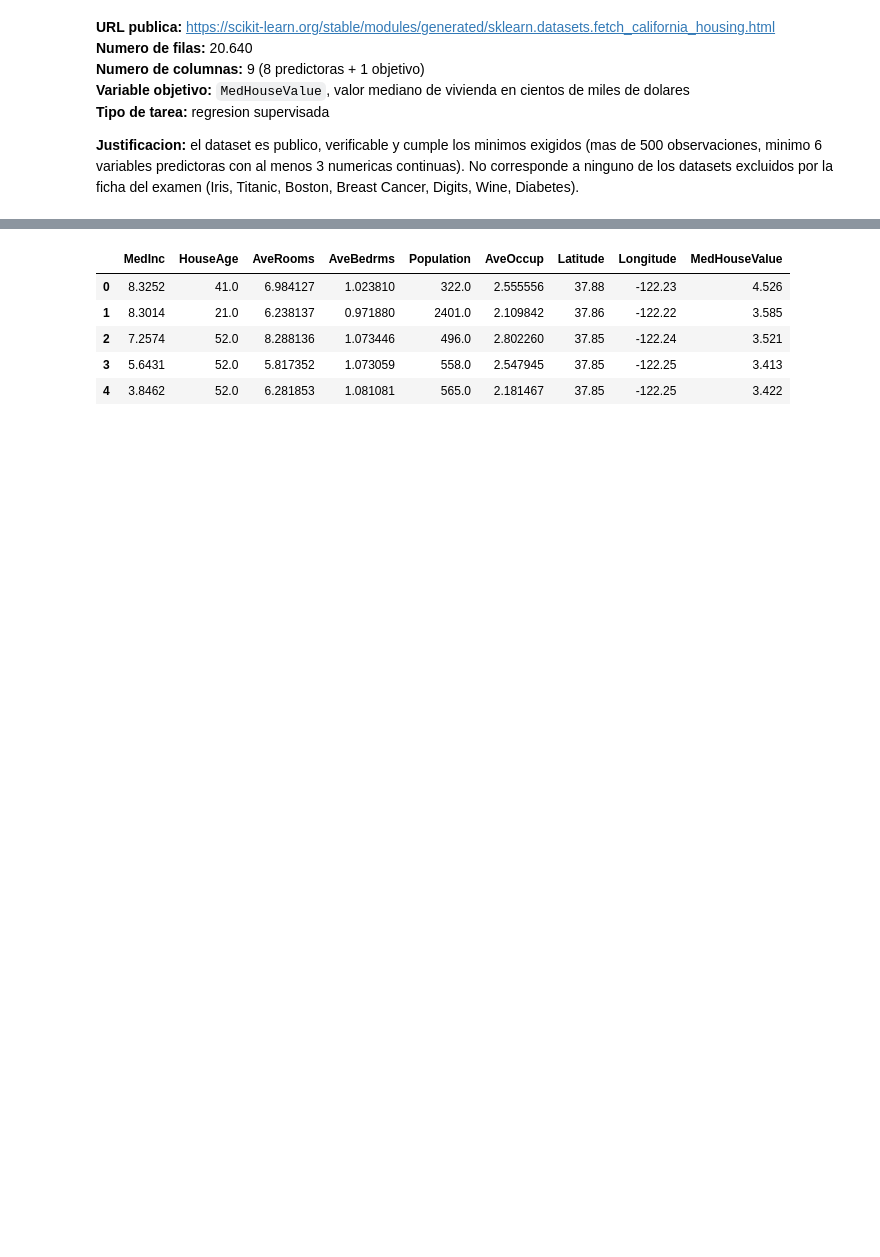
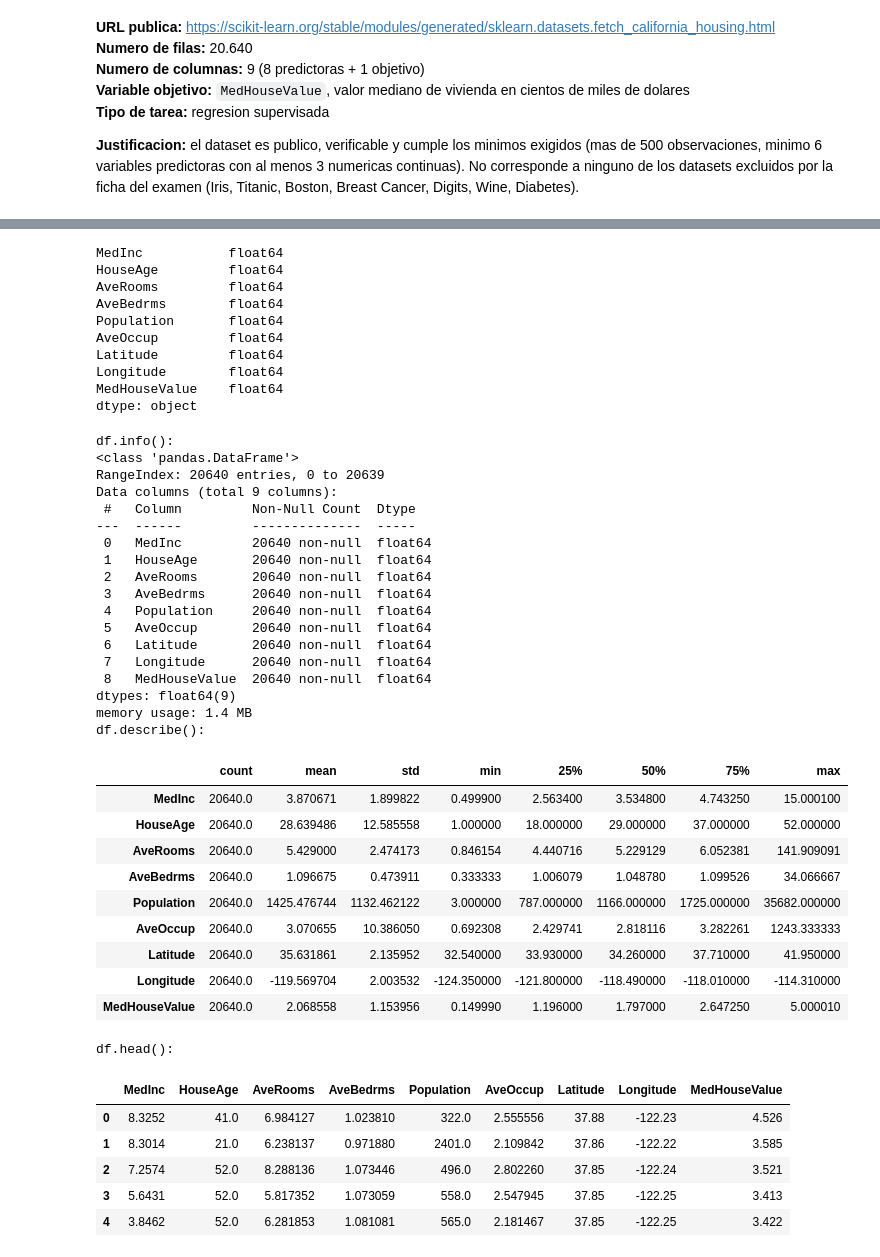
Before and after one commit to ntd2g72rnn-cyber/ML1_ExamenAplicado_Pineda_Paloma, a Jupyter notebook: seleccion_dataset.ipynb, the cells around one changed output, grey strips where cells are left out. Cells and saved outputs as stored; diff of their text form; code cells hidden in the pictures; blank space fills up the shorter version.

```diff
--- a/seleccion_dataset.ipynb
+++ b/seleccion_dataset.ipynb
@@ -43,16 +44,32 @@ El dataset de esta seccion se obtiene desde scikit-learn y no requiere el token;
 
 **Justificacion:** el dataset es publico, verificable y cumple los minimos exigidos (mas de 500 observaciones, minimo 6 variables predictoras con al menos 3 numericas continuas). No corresponde a ninguno de los datasets excluidos por la ficha del examen (Iris, Titanic, Boston, Breast Cancer, Digits, Wine, Diabetes).
 # %%
+from pathlib import Path
+import warnings
+import numpy as np
 import pandas as pd
+import seaborn as sns
+import matplotlib.pyplot as plt
 from sklearn.datasets import fetch_california_housing
 
+warnings.filterwarnings('ignore')
+RANDOM_STATE = 42
+Path('figures').mkdir(exist_ok=True)
+Path('results').mkdir(exist_ok=True)
+sns.set_theme(style='whitegrid', context='notebook')
+
 housing = fetch_california_housing(as_frame=True)
-df = housing.frame.rename(columns={'MedHouseVal': 'MedHouseValue'})
-
+df = housing.frame.copy()
+df = df.rename(columns={'MedHouseVal': 'MedHouseValue'})
+target = 'MedHouseValue'
 print('df.shape:', df.shape)
-print('\ndf.dtypes:')
-print(df.dtypes)
-print('\ndf.head():')
-df.head()
+print('df.dtypes:')
+display(df.dtypes)
+print('df.info():')
+df.info()
+print('df.describe():')
+display(df.describe().T)
+print('df.head():')
+display(df.head())
 # %% [output]
 df.shape: (20640, 9)
@@ -73,6 +77,45 @@ df.head():
+MedInc           float64
+HouseAge         float64
+AveRooms         float64
+AveBedrms        float64
+Population       float64
+AveOccup         float64
+Latitude         float64
+Longitude        float64
+MedHouseValue    float64
+dtype: object
+df.info():
+<class 'pandas.DataFrame'>
+RangeIndex: 20640 entries, 0 to 20639
+Data columns (total 9 columns):
+ #   Column         Non-Null Count  Dtype
+---  ------         --------------  -----
+ 0   MedInc         20640 non-null  float64
+ 1   HouseAge       20640 non-null  float64
+ 2   AveRooms       20640 non-null  float64
+ 3   AveBedrms      20640 non-null  float64
+ 4   Population     20640 non-null  float64
+ 5   AveOccup       20640 non-null  float64
+ 6   Latitude       20640 non-null  float64
+ 7   Longitude      20640 non-null  float64
+ 8   MedHouseValue  20640 non-null  float64
+dtypes: float64(9)
+memory usage: 1.4 MB
+df.describe():
-|  | MedInc | HouseAge | AveRooms | AveBedrms | Population | AveOccup | Latitude | Longitude | MedHouseValue |
-| 0 | 8.3252 | 41.0 | 6.984127 | 1.023810 | 322.0 | 2.555556 | 37.88 | -122.23 | 4.526 |
-| 1 | 8.3014 | 21.0 | 6.238137 | 0.971880 | 2401.0 | 2.109842 | 37.86 | -122.22 | 3.585 |
-| 2 | 7.2574 | 52.0 | 8.288136 | 1.073446 | 496.0 | 2.802260 | 37.85 | -122.24 | 3.521 |
-| 3 | 5.6431 | 52.0 | 5.817352 | 1.073059 | 558.0 | 2.547945 | 37.85 | -122.25 | 3.413 |
-| 4 | 3.8462 | 52.0 | 6.281853 | 1.081081 | 565.0 | 2.181467 | 37.85 | -122.25 | 3.422 |
+|  | count | mean | std | min | 25% | 50% | 75% | max |
+| MedInc | 20640.0 | 3.870671 | 1.899822 | 0.499900 | 2.563400 | 3.534800 | 4.743250 | 15.000100 |
+| HouseAge | 20640.0 | 28.639486 | 12.585558 | 1.000000 | 18.000000 | 29.000000 | 37.000000 | 52.000000 |
+| AveRooms | 20640.0 | 5.429000 | 2.474173 | 0.846154 | 4.440716 | 5.229129 | 6.052381 | 141.909091 |
+| AveBedrms | 20640.0 | 1.096675 | 0.473911 | 0.333333 | 1.006079 | 1.048780 | 1.099526 | 34.066667 |
+| Population | 20640.0 | 1425.476744 | 1132.462122 | 3.000000 | 787.000000 | 1166.000000 | 1725.000000 | 35682.000000 |
+| AveOccup | 20640.0 | 3.070655 | 10.386050 | 0.692308 | 2.429741 | 2.818116 | 3.282261 | 1243.333333 |
+| Latitude | 20640.0 | 35.631861 | 2.135952 | 32.540000 | 33.930000 | 34.260000 | 37.710000 | 41.950000 |
+| Longitude | 20640.0 | -119.569704 | 2.003532 | -124.350000 | -121.800000 | -118.490000 | -118.010000 | -114.310000 |
+| MedHouseValue | 20640.0 | 2.068558 | 1.153956 | 0.149990 | 1.196000 | 1.797000 | 2.647250 | 5.000010 |
+df.head():
+|  | MedInc | HouseAge | AveRooms | AveBedrms | Population | AveOccup | Latitude | Longitude | MedHouseValue |
+| 0 | 8.3252 | 41.0 | 6.984127 | 1.023810 | 322.0 | 2.555556 | 37.88 | -122.23 | 4.526 |
+| 1 | 8.3014 | 21.0 | 6.238137 | 0.971880 | 2401.0 | 2.109842 | 37.86 | -122.22 | 3.585 |
+| 2 | 7.2574 | 52.0 | 8.288136 | 1.073446 | 496.0 | 2.802260 | 37.85 | -122.24 | 3.521 |
+| 3 | 5.6431 | 52.0 | 5.817352 | 1.073059 | 558.0 | 2.547945 | 37.85 | -122.25 | 3.413 |
+| 4 | 3.8462 | 52.0 | 6.281853 | 1.081081 | 565.0 | 2.181467 | 37.85 | -122.25 | 3.422 |
```
Also changed, not shown: parts of 9 cells of this notebook, 7 other files.
